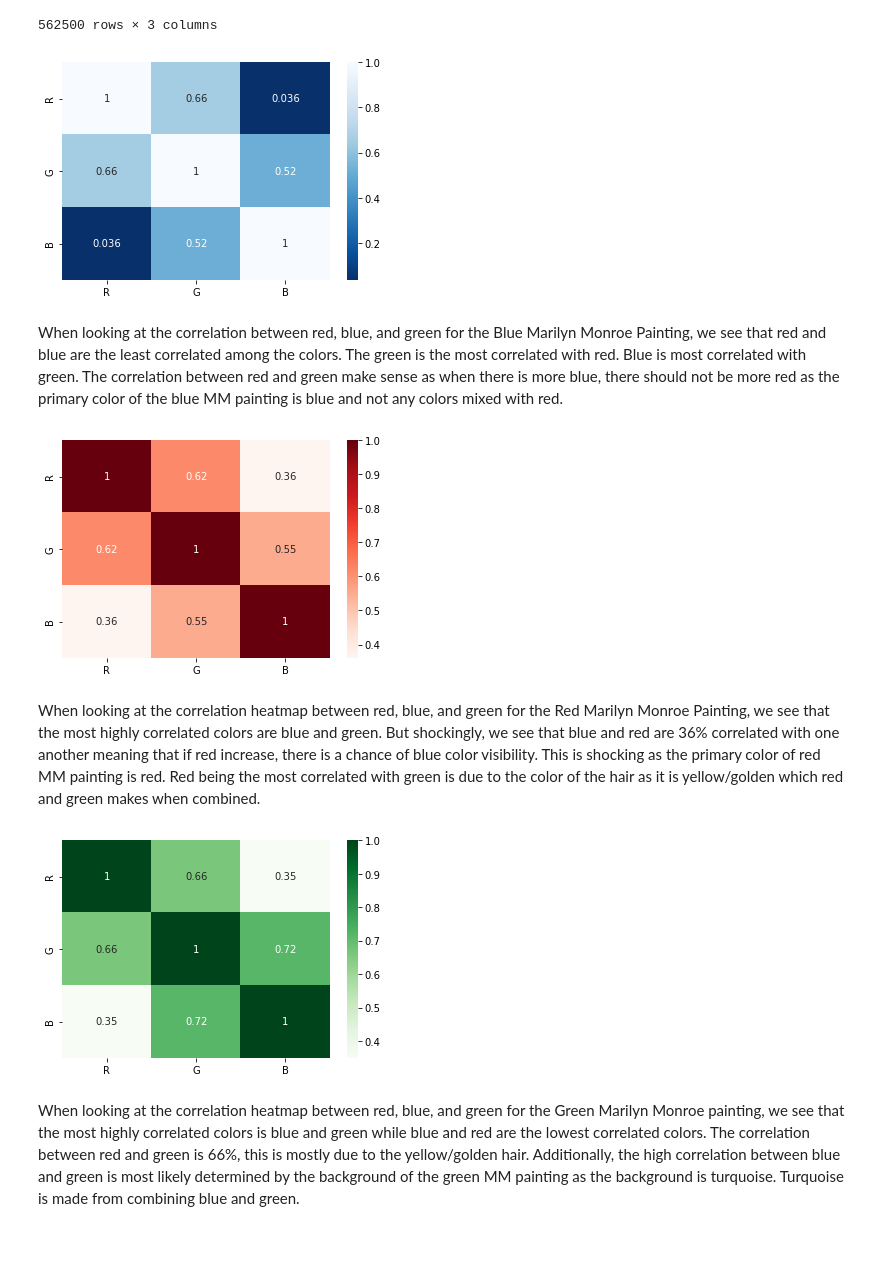
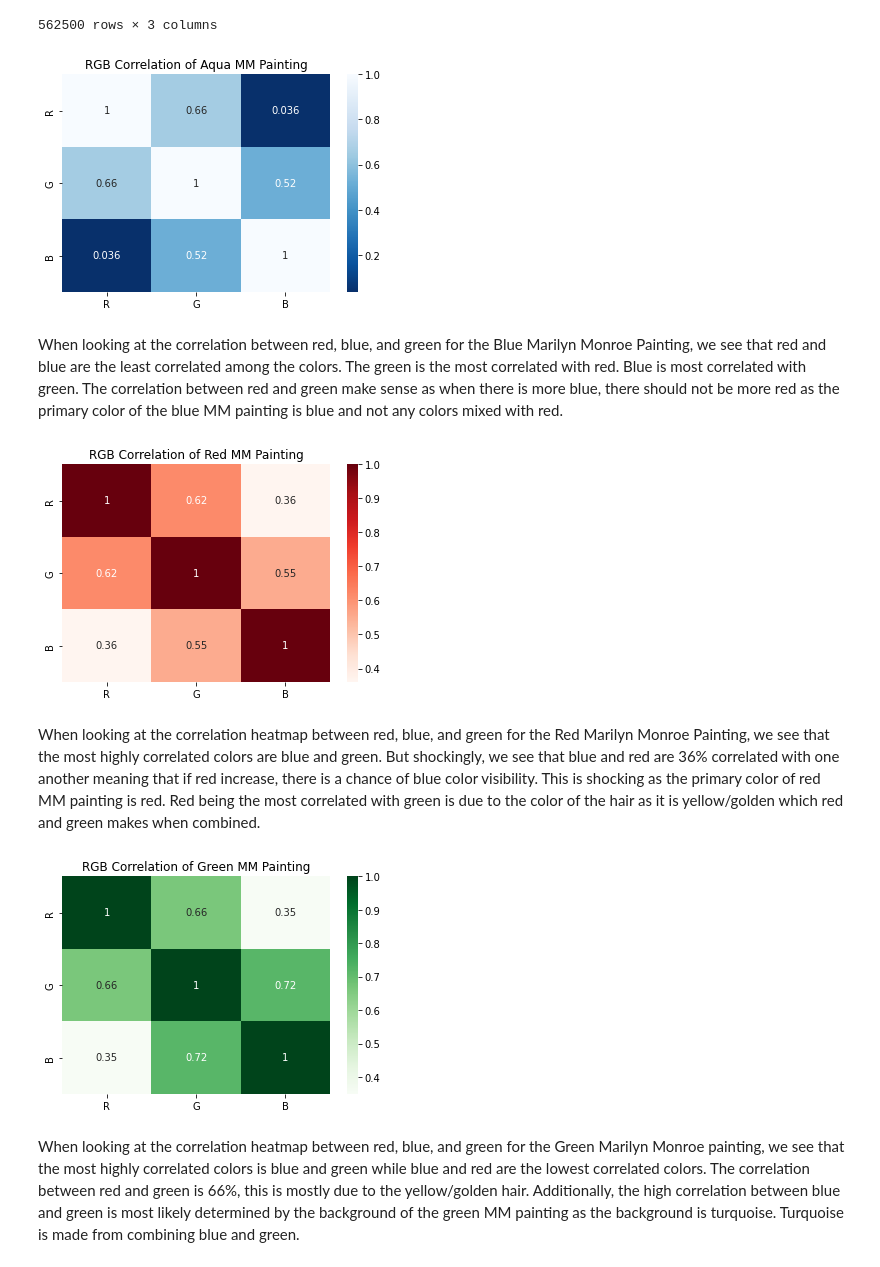
Before and after one commit to clwchanx/STA-160-Final, a Jupyter notebook: STA160 Heatmaps and Color Transfer.ipynb, the cells around one changed output. Saved outputs shown, nothing was run; the diff lists cells and outputs as text; code cells hidden in the pictures.

```diff
--- a/STA160 Heatmaps and Color Transfer.ipynb
+++ b/STA160 Heatmaps and Color Transfer.ipynb
@@ -270,27 +301,27 @@ aqua_data
 | 562499 | 1 | 164 | 162 |
 562500 rows × 3 columns
 # %%
-aqua_dataplot = sns.heatmap(aqua_data.corr(), cmap="Blues_r", annot=True)
+aqua_dataplot = sns.heatmap(aqua_data.corr(), cmap="Blues_r", annot=True).set(title= "RGB Correlation of Aqua MM Painting")
 # %% [output]
-[figure, old version]
+[figure, new version]
 # %% [markdown]
 When looking at the correlation between red, blue, and green for the Blue Marilyn Monroe Painting, we see that red and blue are the least correlated among the colors. The green is the most correlated with red. Blue is most correlated with green. The correlation between red and green make sense as when there is more blue, there should not be more red as the primary color of the blue MM painting is blue and not any colors mixed with red.
 # %%
 red_data = pd.read_csv("Red-Data.csv")
 red_data = red_data.iloc[:,2:5]
 # %%
-red_dataplot = sns.heatmap(red_data.corr(), cmap="Reds", annot=True)
+red_dataplot = sns.heatmap(red_data.corr(), cmap="Reds", annot=True).set(title= "RGB Correlation of Red MM Painting")
 # %% [output]
-[figure, old version]
+[figure, new version]
 # %% [markdown]
 When looking at the correlation heatmap between red, blue, and green for the Red Marilyn Monroe Painting, we see that the most highly correlated colors are blue and green. But shockingly, we see that blue and red are 36% correlated with one another meaning that if red increase, there is a chance of blue color visibility. This is shocking as the primary color of red MM painting is red. Red being the most correlated with green is due to the color of the hair as it is yellow/golden which red and green makes when combined.
 # %%
 green_data = pd.read_csv("Green-Data.csv")
 green_data = green_data.iloc[:,2:5]
 # %%
-green_dataplot = sns.heatmap(green_data.corr(), cmap="Greens", annot=True)
+green_dataplot = sns.heatmap(green_data.corr(), cmap="Greens", annot=True).set(title= "RGB Correlation of Green MM Painting")
 # %% [output]
-[figure, old version]
+[figure, new version]
 # %% [markdown]
 When looking at the correlation heatmap between red, blue, and green for the Green Marilyn Monroe painting, we see that the most highly correlated colors is blue and green while blue and red are the lowest correlated colors. The correlation between red and green is 66%, this is mostly due to the yellow/golden hair. Additionally, the high correlation between blue and green is most likely determined by the background of the green MM painting as the background is turquoise. Turquoise is made from combining blue and green.
 # %% [markdown]
```
Also changed, not shown: parts of 4 cells of this notebook, 4 other files.
